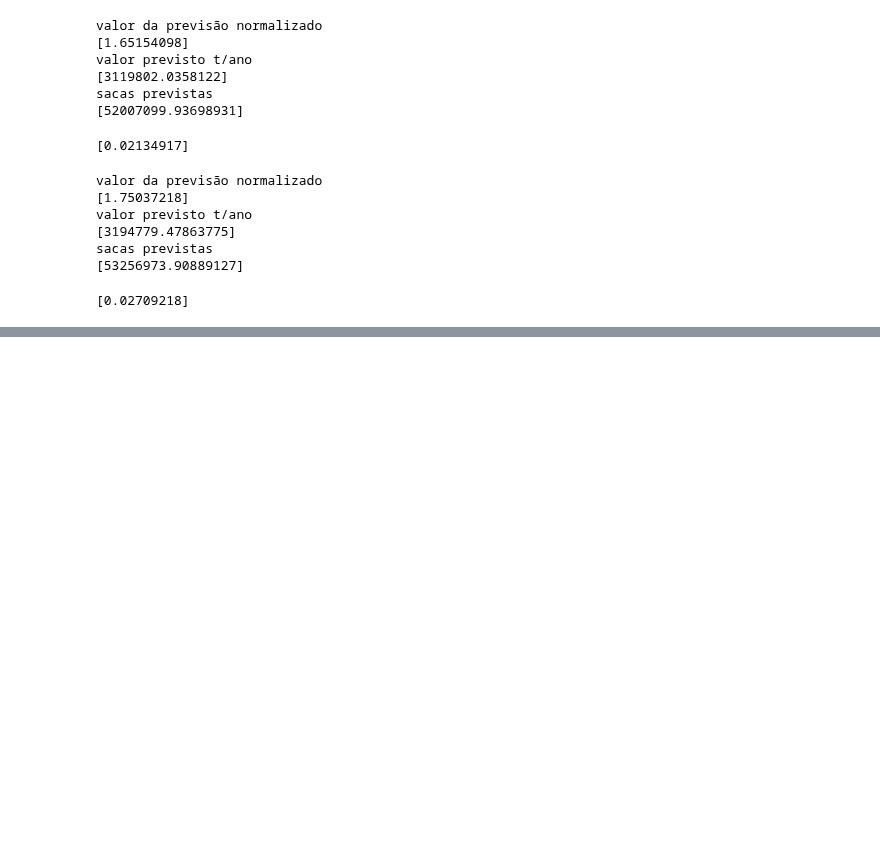
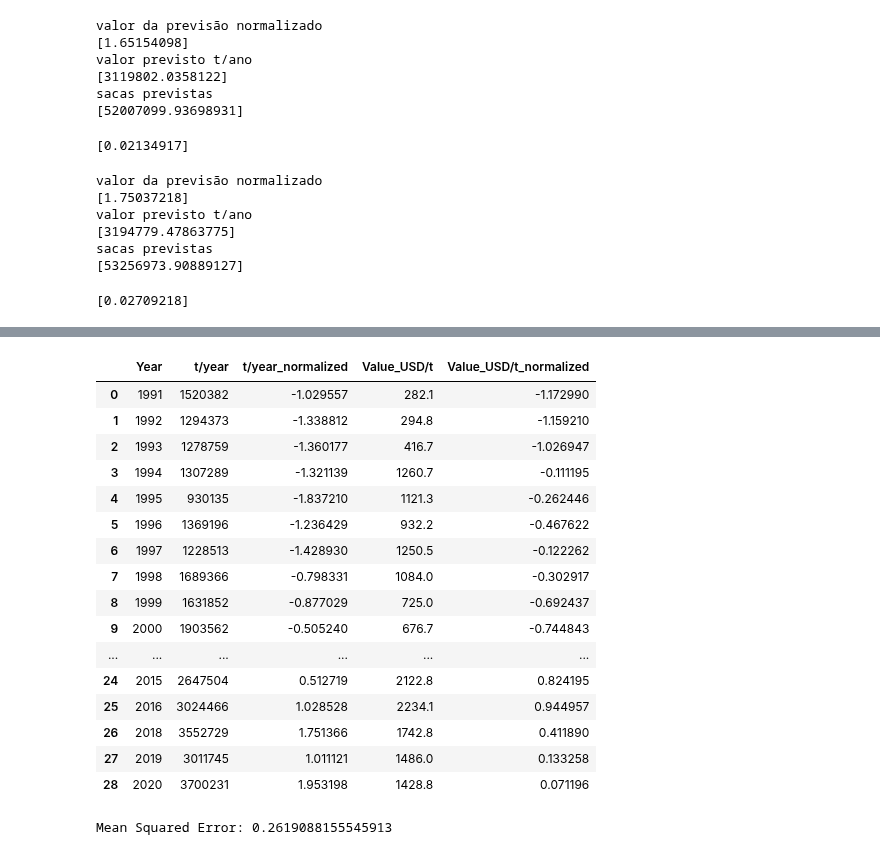
Before and after one commit to fredstrey/data-science, a Jupyter notebook: cafe.ipynb, the cells around one changed output, grey strips where cells are left out. Saved outputs shown, nothing was run; the diff lists cells and outputs as text; code cells hidden in the pictures; blank space fills up the shorter version.

```diff
--- a/cafe.ipynb
+++ b/cafe.ipynb
@@ -364,3 +364,9 @@ print(erro)
 [0.02709218]
 # %%
 #Utilizando dados posteriores a 1990, foi possível obter valores mais próximos da realidade
+# %%
+
+value= pd.read_csv('value.csv')
+value = value.rename(columns={'Value': 'Value_USD/t'})
+value = value[['Value_USD/t', 'Year']]
+value
@@ -366,0 +391,25 @@ print(erro)
+# %%
+df_filtered91 = df_filtered90.loc[(df_filtered90['Year'] >= 1991) & (df_filtered90['Year'] < 2021)].copy()
+df_filtered91
+df_value = pd.merge(df_filtered91, value, how='inner', on='Year')
+df_value
+df_value.loc[:, 'Value_USD/t_normalized'] = scaler.fit_transform(df_value[['Value_USD/t']])
+df_value
+# %% [output]
+|  | Year | t/year | t/year_normalized | Value_USD/t | Value_USD/t_normalized |
+| 0 | 1991 | 1520382 | -1.029557 | 282.1 | -1.172990 |
+| 1 | 1992 | 1294373 | -1.338812 | 294.8 | -1.159210 |
+| 2 | 1993 | 1278759 | -1.360177 | 416.7 | -1.026947 |
+| 3 | 1994 | 1307289 | -1.321139 | 1260.7 | -0.111195 |
+| 4 | 1995 | 930135 | -1.837210 | 1121.3 | -0.262446 |
+| 5 | 1996 | 1369196 | -1.236429 | 932.2 | -0.467622 |
+| 6 | 1997 | 1228513 | -1.428930 | 1250.5 | -0.122262 |
+| 7 | 1998 | 1689366 | -0.798331 | 1084.0 | -0.302917 |
+| 8 | 1999 | 1631852 | -0.877029 | 725.0 | -0.692437 |
+| 9 | 2000 | 1903562 | -0.505240 | 676.7 | -0.744843 |
+| ... | ... | ... | ... | ... | ... |
+| 24 | 2015 | 2647504 | 0.512719 | 2122.8 | 0.824195 |
+| 25 | 2016 | 3024466 | 1.028528 | 2234.1 | 0.944957 |
+| 26 | 2018 | 3552729 | 1.751366 | 1742.8 | 0.411890 |
+| 27 | 2019 | 3011745 | 1.011121 | 1486.0 | 0.133258 |
+| 28 | 2020 | 3700231 | 1.953198 | 1428.8 | 0.071196 |
@@ -366,0 +424,7 @@ print(erro)
+# %%
+from sklearn.metrics import mean_squared_error
+
+mse = mean_squared_error(y_test, y_pred)
+print("Mean Squared Error:", mse)
+# %% [output]
+Mean Squared Error: 0.2619088155545913
```
Also changed, not shown: parts of 9 cells of this notebook, 1 other file.
